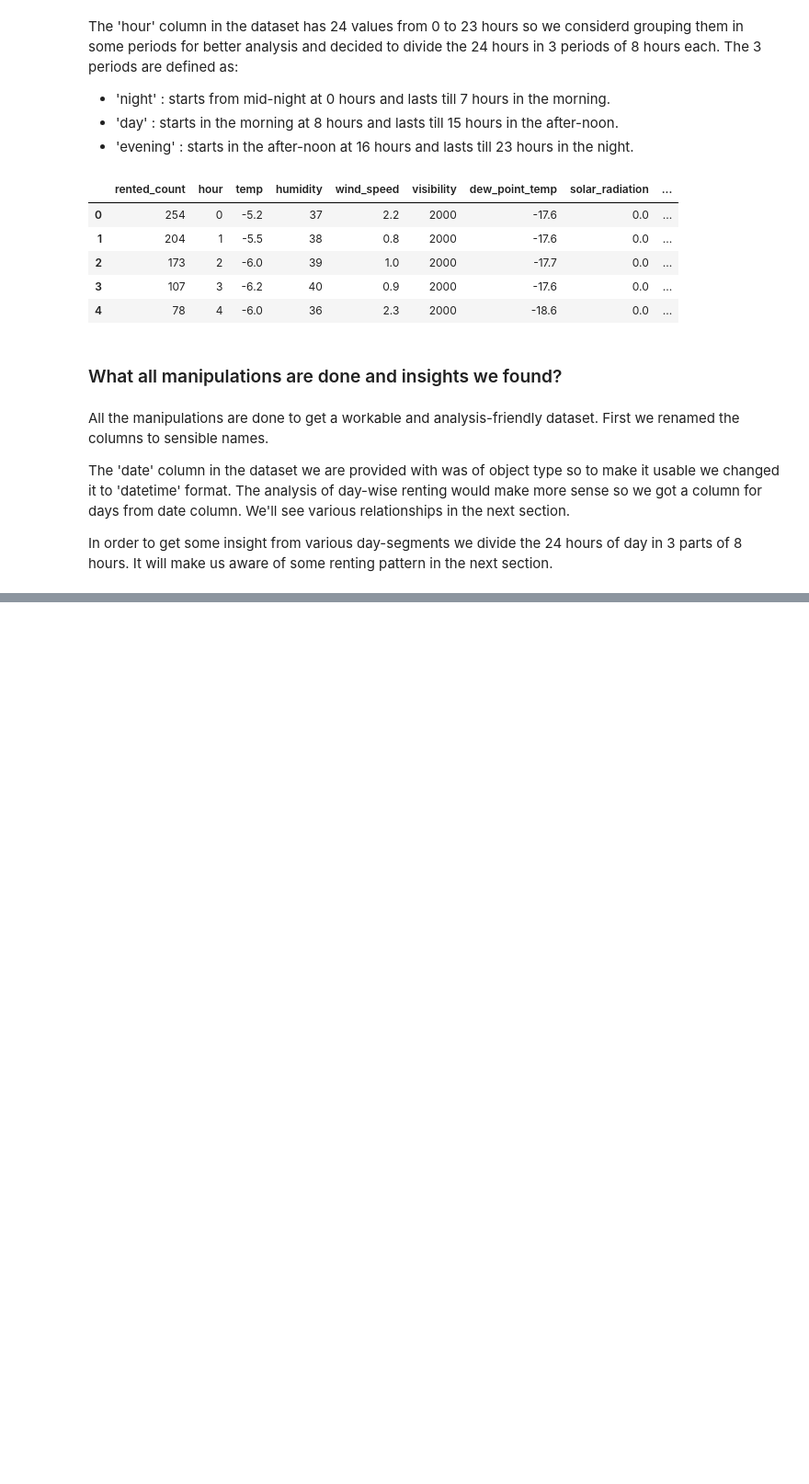
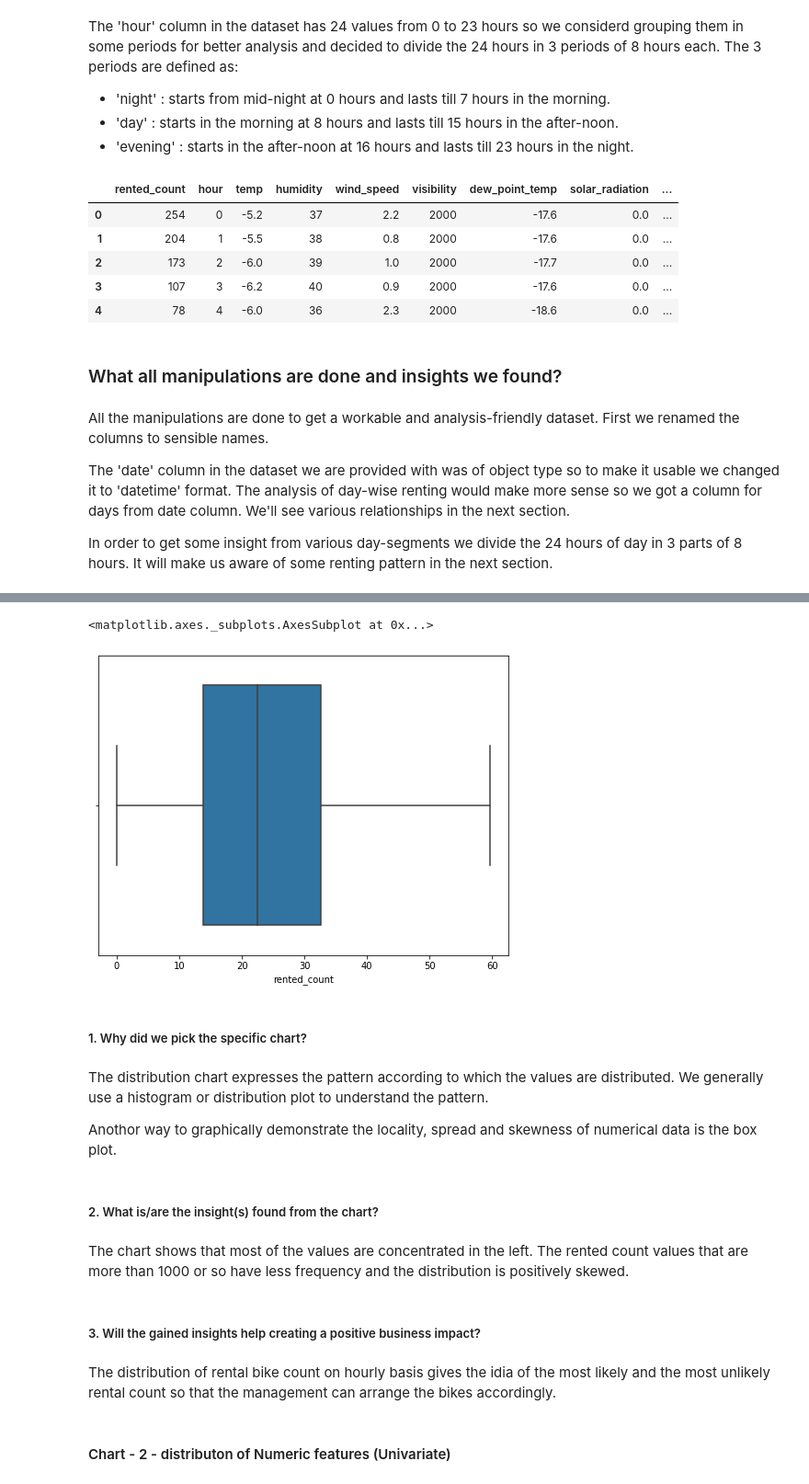
Before and after one commit to DharmeshRV/Bike-Sharing-Demand-Prediction, a Jupyter notebook: Bike_Sharing_Demand_Prediction_Capstone_Project.ipynb, the cells around one changed output, grey strips where cells are left out. Shown: that part at 92% size. Saved outputs shown, nothing was run; the diff lists cells and outputs as text; code cells hidden in the pictures; blank space fills up the shorter version.

```diff
--- a/Bike_Sharing_Demand_Prediction_Capstone_Project.ipynb
+++ b/Bike_Sharing_Demand_Prediction_Capstone_Project.ipynb
@@ -279,0 +310,23 @@ In order to get some insight from various day-segments we divide the 24 hours of
+# %%
+# Boxplot for rented_count column to show outliers
+plt.figure(figsize=(8,6))
+sns.boxplot(x=np.sqrt(df['rented_count']))
+# %% [output]
+<matplotlib.axes._subplots.AxesSubplot at 0x...>
+[figure, added]
+# %% [markdown]
+##### 1. Why did we pick the specific chart?
+# %% [markdown]
+The distribution chart expresses the pattern according to which the values are distributed. We generally use a histogram  or distribution plot to understand the pattern.
+
+ Anothor way to graphically demonstrate the locality, spread and skewness of numerical data is the box plot.
+# %% [markdown]
+##### 2. What is/are the insight(s) found from the chart?
+# %% [markdown]
+The chart shows that most of the values are concentrated in the left. The rented count values that are more than 1000 or so have less frequency and the distribution is positively skewed.
+# %% [markdown]
+##### 3. Will the gained insights help creating a positive business impact?
+# %% [markdown]
+The distribution of rental bike count on hourly basis gives the idia of the most likely and the most unlikely rental count so that the management can arrange the bikes accordingly.
+# %% [markdown]
+#### Chart - 2 - distributon of Numeric features (Univariate)
```
Also changed, not shown: parts of 64 cells of this notebook.
